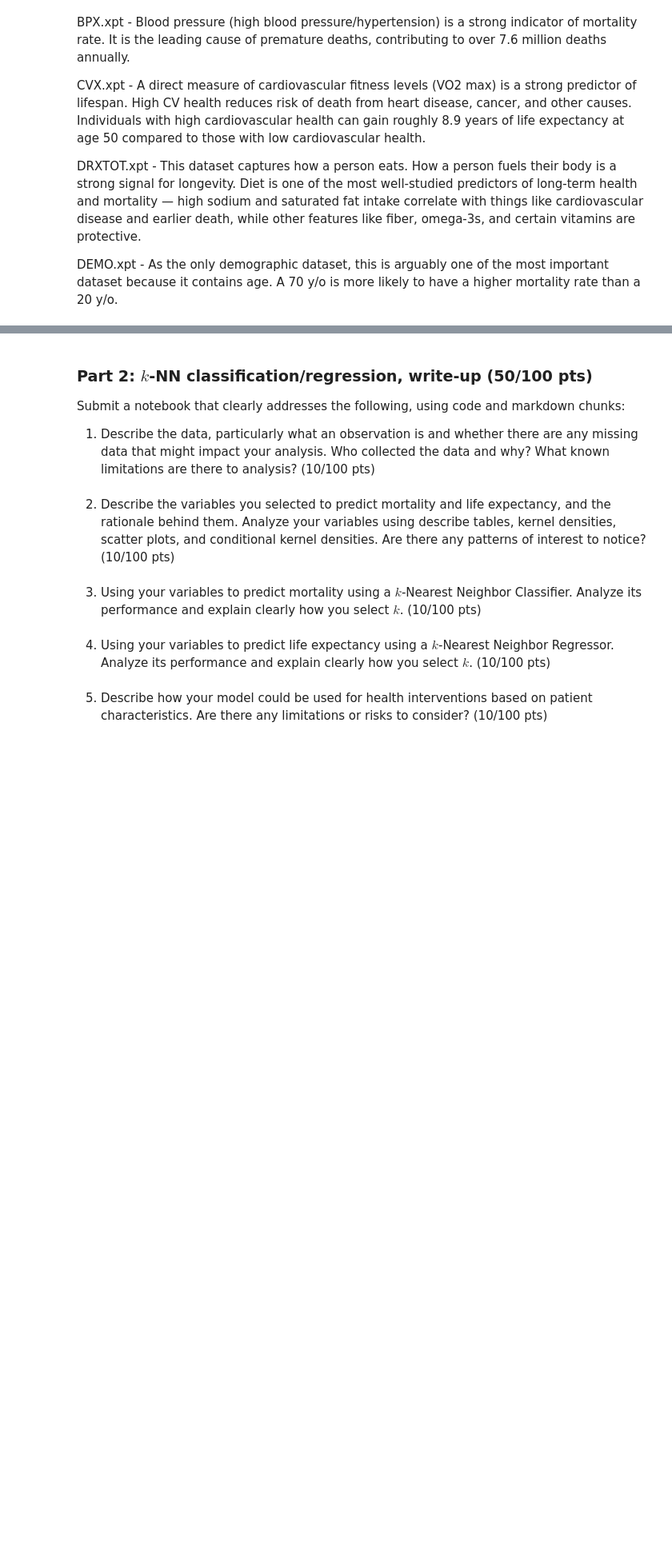
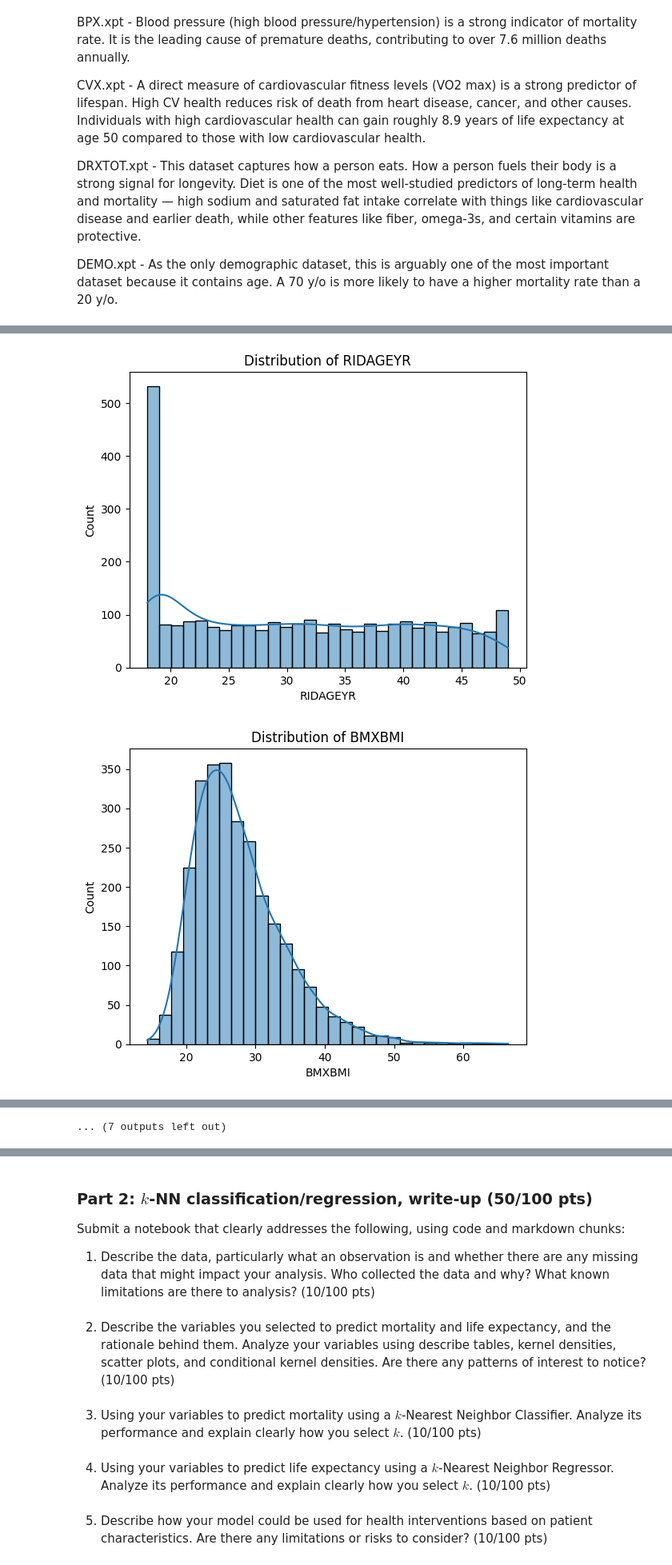
Before and after one commit to nathan4luu/DS-3001-Project-1, a Jupyter notebook: code.ipynb, the cells around one changed output, grey strips where cells are left out. Shown at 80% size. Saved outputs shown, nothing was run; the diff lists cells and outputs as text; code cells hidden in the pictures; blank space fills up the shorter version.

```diff
--- a/code.ipynb
+++ b/code.ipynb
@@ -203 +209,79 @@ Before dropping columns (4602, 414)
 After dropping columns (2818, 58)
+# %%
+import seaborn as sns
+import matplotlib.pyplot as plt
+
+#Binary mortality outcome
+cleaned_merged_df = cleaned_merged_df[cleaned_merged_df['MORTSTAT'].isin([0,1])]
+cleaned_merged_df['DIED'] = (cleaned_merged_df['MORTSTAT'] == 1).astype(int)
+
+key_num_vars = [
+    'RIDAGEYR',  # Age at screening (years)
+    'BMXBMI',    # Body Mass Index
+    'BPXSAR',    # Average systolic blood pressure, key hypertension indicator
+    'CVDVOMAX',  # Predicted VO2 max, measure of cardiovascular fitness
+    'INDFMPIR',  # Income-to-poverty ratio
+    'DRXTKCAL',  # Total daily caloric intake
+    'DRXTALCO',  # Alcohol consumption
+    'BPXPULS',   # Pulse regularity
+]
+
+#Histograms for each key numerical variable to determine distribution
+for var in key_num_vars:
+    sns.histplot(cleaned_merged_df[var], kde=True, bins=30)
+    plt.title(f'Distribution of {var}')
+    plt.show()
+
+
+#Boxplot to visually check for outliers
+for var in key_num_vars:
+    plt.figure(figsize=(8, 4))
+    sns.boxplot(x=cleaned_merged_df[var])
+    plt.title(f'Boxplot of {var}')
+    plt.show()
+
+#Numerically seeing how many outliers each variable has
+for var in key_num_vars:
+    Q1 = cleaned_merged_df[var].quantile(0.25)
+    Q3 = cleaned_merged_df[var].quantile(0.75)
+    IQR = Q3 - Q1
+    lower_bound = Q1 - 1.5 * IQR
+    upper_bound = Q3 + 1.5 * IQR
+    outliers = cleaned_merged_df[(cleaned_merged_df[var] < lower_bound) | (cleaned_merged_df[var] > upper_bound)]
+    print(f"{var}: {outliers.shape[0]} potential outliers")
+
+#Correlation heatmap to see which numerical variables display the correlation.
+corr_matrix = cleaned_merged_df[key_num_vars].corr()
+
+sns.heatmap(corr_matrix, annot=True, cmap='coolwarm', fmt=".2f")
+plt.title("Correlation Matrix")
+plt.show()
+
+# Convert gender and race to labels for clarity
+cleaned_merged_df['GENDER'] = cleaned_merged_df['RIAGENDR'].map({1.0: 'Male', 2.0: 'Female'})
+cleaned_merged_df['RACE'] = cleaned_merged_df['RIDRETH1'].map({
+    1.0: 'Mexican American',
+    2.0: 'Other Hispanic',
+    3.0: 'Non-Hispanic White',
+    4.0: 'Non-Hispanic Black',
+    5.0: 'Other'
+})
+
+crosstab_counts = pd.crosstab(
+    cleaned_merged_df['GENDER'],
+    cleaned_merged_df['RACE'],
+    margins=True,
+    margins_name='Total'
+)
+
+crosstab_pct = pd.crosstab(
+    cleaned_merged_df['GENDER'],
+    cleaned_merged_df['RACE'],
+    normalize='index'
+).round(3) * 100
+
+print(crosstab_counts)
+print(crosstab_pct)
+# %% [output]
+[figure, added]
+[figure, added]
@@ -203,0 +298 @@ After dropping columns (2818, 58)
+... (7 outputs left out)
```
Also changed, not shown: parts of 5 cells of this notebook.
